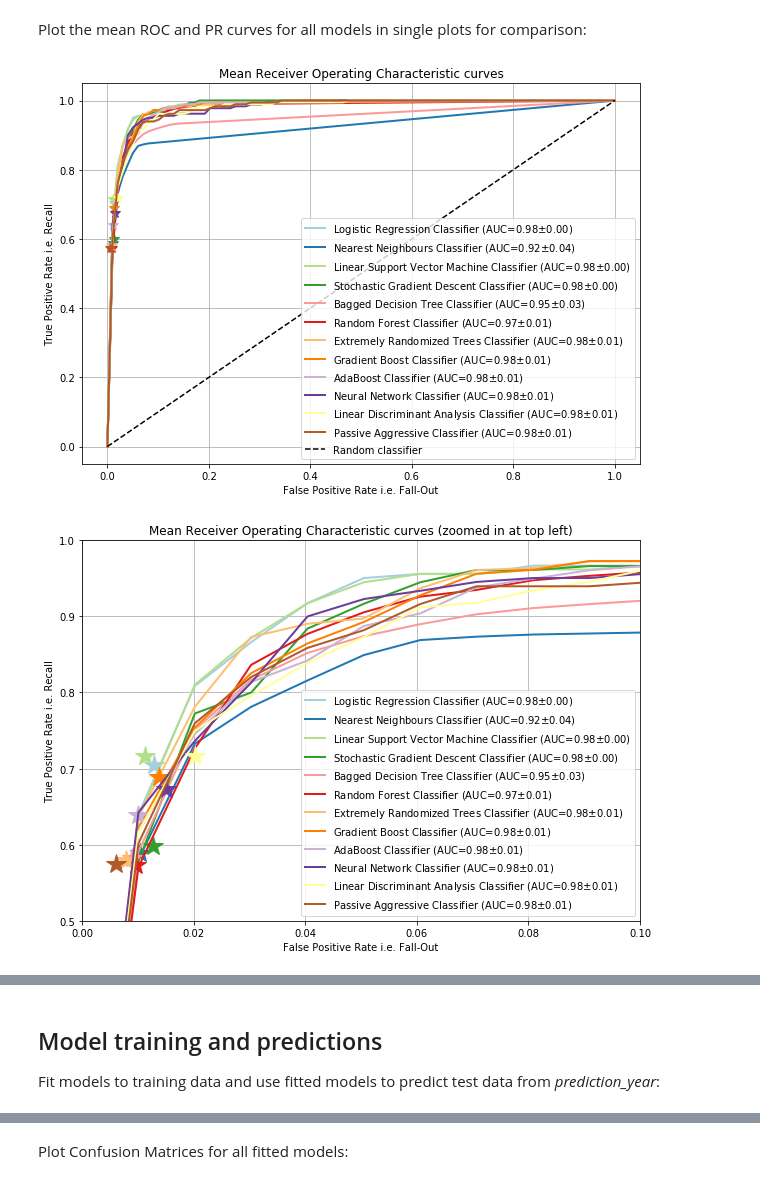
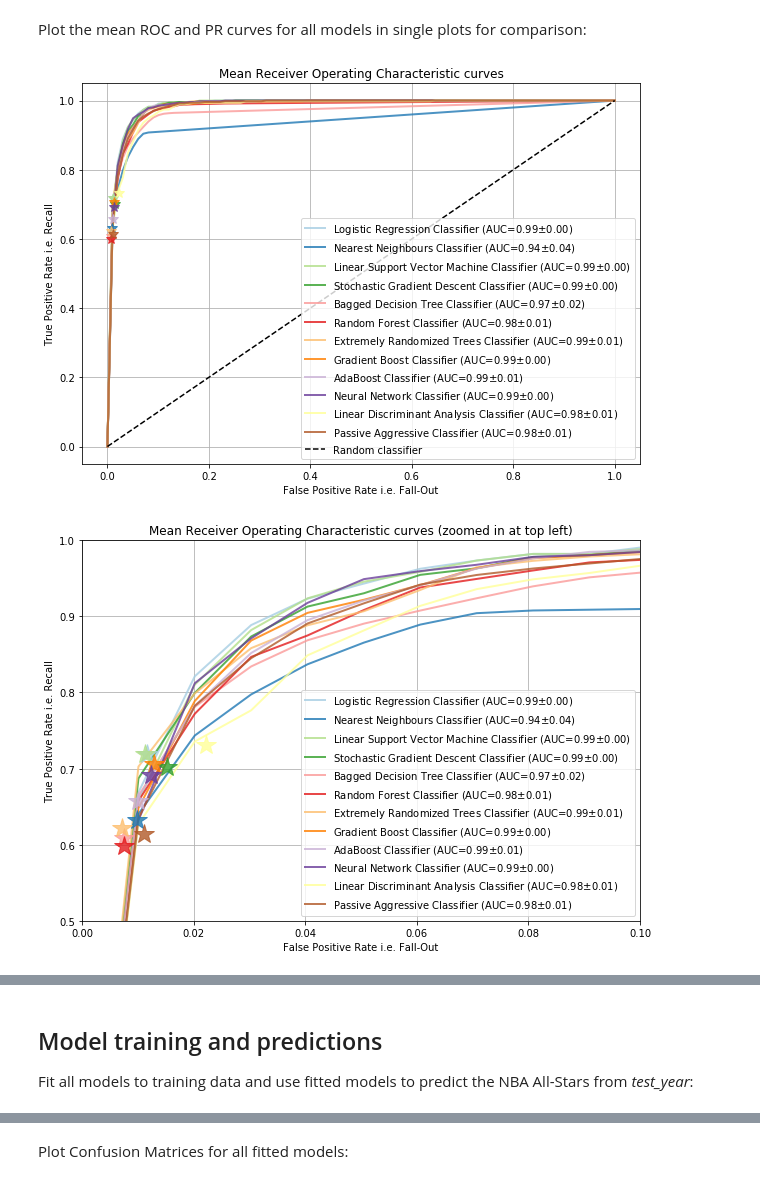
Before and after one commit to gmalim/NBA_analysis, a Jupyter notebook: NBA_All-Stars.ipynb, the cells around one changed output, grey strips where cells are left out. Cells and saved outputs as stored; diff of their text form; code cells hidden in the pictures.

```diff
--- a/NBA_All-Stars.ipynb
+++ b/NBA_All-Stars.ipynb
@@ -114,0 +95,2 @@ NBAanalysissetup.loaddata_allyears(prediction_year, validation_year, training_ye
+# %%
+df_train, df_test = NBAanalysissetup.loaddata_allyears(train_years, test_year, includeadvancedstats)
@@ -321,16 +340,15 @@ print("--> Model features : ", list(X_training.columns))
 # %% [markdown]
 Scale feature dataframes to accommodate ML algorithms:
 # %%
-features = X_training.columns # since this is no longer available after transformation with scaler
+feature_names = X_train.columns # This is no longer available after transformation with scaler
 
 #X_scaler = StandardScaler(with_mean=True, with_std=True) # Scaler with zero mean and unit variance
 #X_scaler = MinMaxScaler() # Scales features to range 0 to 1 (or -1 to 1 if there are negative values)
 X_scaler = RobustScaler() # Similar method to the MinMaxScaler but more robust to outliers
 
-X_training = X_scaler.fit_transform(X_training) # Fit scaler to training data and transform X_training
+X_train = X_scaler.fit_transform(X_train) # Fit scaler to training data and transform X_train
 
-X_validation = X_scaler.transform(X_validation) # Transform X_validation using fitted scaler
-X_prediction = X_scaler.transform(X_prediction) # Transform X_prediction using fitted scaler
+X_test  = X_scaler.transform(X_test) # Transform X_test using fitted scaler
 # %% [markdown]
 ## Unsupervised Learning: PCA & Clustering
 
@@ -351,17 +368,17 @@ Use Principal Component Analysis for dimensionality reduction and plot result:
 # %%
 model = PCA(n_components=2, svd_solver='randomized') # Instantiate PCA model with hyperparameters
 
-model.fit(X_training)                                # Fit model to data. Notice y is not specified!
+model.fit(X_train)                                   # Fit model to data (unsupervised: y is not specified)
 
-X_2D = model.transform(X_training)                   # Transform the data to two dimensions
+X_2D = model.transform(X_train)                      # Transform the data to two PCA dimensions
 
-df_training['PCA1'] = X_2D[:, 0]
-df_training['PCA2'] = X_2D[:, 1]
+df_train['PCA1'] = X_2D[:, 0]
+df_train['PCA2'] = X_2D[:, 1]
 
 print("--> Training data in the PCA1-PCA2 plane, where PCA1 and PCA2 represent the")
 print("    two principal axes in feature space of maximum variance in the data:")
 
-_ = sns.lmplot("PCA1", "PCA2", data=df_training, hue='AS', fit_reg=False)
+_ = sns.lmplot("PCA1", "PCA2", data=df_train, hue='AS', fit_reg=False)
 # %% [output]
 --> Training data in the PCA1-PCA2 plane, where PCA1 and PCA2 represent the
     two principal axes in feature space of maximum variance in the data:
@@ -835,60 +794,62 @@ for imodel, mymodel in enumerate(mymodels):
 # %% [markdown]
 Plot the mean ROC and PR curves for all models in single plots for comparison:
 # %%
-from matplotlib.pyplot import cm
-color=iter(cm.Paired(np.linspace(0,1,12))) #len(mymodels))))
+color = iter(plt.cm.Paired(np.linspace(0,1,12)))
 
 plt.figure(1, figsize=(10, 7))
 plt.figure(2, figsize=(10, 7))
 plt.figure(3, figsize=(10, 7))
 
-#for mymodel in mymodels[:-1]: # Skip Voting Classifier: the predict_proba method is not available for 'hard' voting
-for mymodel in mymodels:
-
-    model     = mymodel.classifier
-    modelname = mymodel.name
+for model in models:
 
     c=next(color)
 
     plt.figure(1)
-    plt.plot(mymodel.mean_fprs, mymodel.mean_tprs, color=c, lw=2,
-             label='{} (AUC={:.2f}$\pm${:.2f})'.format(modelname, mymodel.mean_roc_auc, mymodel.std_roc_auc))
-    plt.plot(mymodel.mean_fpr, mymodel.mean_tpr, marker='*', color=c, markersize=10)
+    label = "{} (AUC={:.2f}$\pm${:.2f})".format(model.estimator_name,
+                                                np.mean(model.AUC_ROC_cvgroups),
+                                                np.std(model.AUC_ROC_cvgroups))
+    plt.plot(model.fpr_linspace, model.mean_tpr_linspaces, color=c, lw=2, alpha=.8, label=label)
+    plt.plot(np.mean(model.FPR_cvgroups), np.mean(model.REC_cvgroups),
+             marker='*', color=c, alpha=.8, markersize=10, zorder=20)
 
     plt.figure(2)
-    plt.plot(mymodel.mean_fprs, mymodel.mean_tprs, color=c, lw=2,
-             label='{} (AUC={:.2f}$\pm${:.2f})'.format(modelname, mymodel.mean_roc_auc, mymodel.std_roc_auc))
-    plt.plot(mymodel.mean_fpr, mymodel.mean_tpr, marker='*', color=c, markersize=20)
+    plt.plot(model.fpr_linspace, model.mean_tpr_linspaces, color=c, lw=2, alpha=.8, label=label)
+    plt.plot(np.mean(model.FPR_cvgroups), np.mean(model.REC_cvgroups),
+             marker='*', color=c, alpha=.8, markersize=20, zorder=20)
 
     plt.figure(3)
-    plt.plot(mymodel.mean_recall, mymodel.mean_precision, color=c, lw=2,
-             label='{} (AUC={:.2f}$\pm${:.2f})'.format(modelname, mymodel.mean_pr_auc, mymodel.std_pr_auc))
-    plt.plot(mymodel.recall_train_scores_mean, mymodel.precision_train_scores_mean, marker='*', color=c, markersize=10)
+    label = "{} (AUC={:.2f}$\pm${:.2f})".format(model.estimator_name,
+                                                np.mean(model.AUC_PR_cvgroups),
+                                                np.std(model.AUC_PR_cvgroups))
+    plt.plot(model.rec_linspace, model.mean_pre_linspaces, color=c, lw=2, alpha=.8, label=label)
+
+    plt.plot(np.mean(model.REC_cvgroups), np.mean(model.PRE_cvgroups),
+             marker='*', color=c, alpha=.8, markersize=10, zorder=20)
 
 plt.figure(1)
 plt.plot([0, 1], [0, 1], color='black', linestyle='--', label='Random classifier')
 plt.xlabel('False Positive Rate i.e. Fall-Out')
 plt.ylabel('True Positive Rate i.e. Recall')
 plt.title('Mean Receiver Operating Characteristic curves')
 plt.legend(loc="lower right")
 plt.grid(True)
 
 plt.figure(2)
 plt.xlim(0, 0.1)
 plt.ylim(0.5, 1)
 plt.xlabel('False Positive Rate i.e. Fall-Out')
 plt.ylabel('True Positive Rate i.e. Recall')
 plt.title('Mean Receiver Operating Characteristic curves (zoomed in at top left)')
 plt.legend(loc="lower right")
 plt.grid(True)
 
 plt.figure(3)
 plt.plot([0, 1], [1, 0], color='black', linestyle='--', label='Random classifier')
 plt.xlabel('Recall')
 plt.ylabel('Precision')
 plt.title('Mean Precision-Recall curves')
 plt.legend(loc="lower left")
 plt.grid(True)
 # %% [output]
-[figure, old version]
+[figure, new version]
-[figure, old version]
+[figure, new version]
@@ -896,7 +857,7 @@ plt.grid(True)
 # %% [markdown]
 ## Model training and predictions
 
-Fit models to training data and use fitted models to predict test data from *prediction_year*:
+Fit all models to training data and use fitted models to predict the NBA All-Stars from *test_year*:
 # %%
 scores_list = []
 
```
Also changed, not shown: parts of 50 cells of this notebook, 1 other file.
